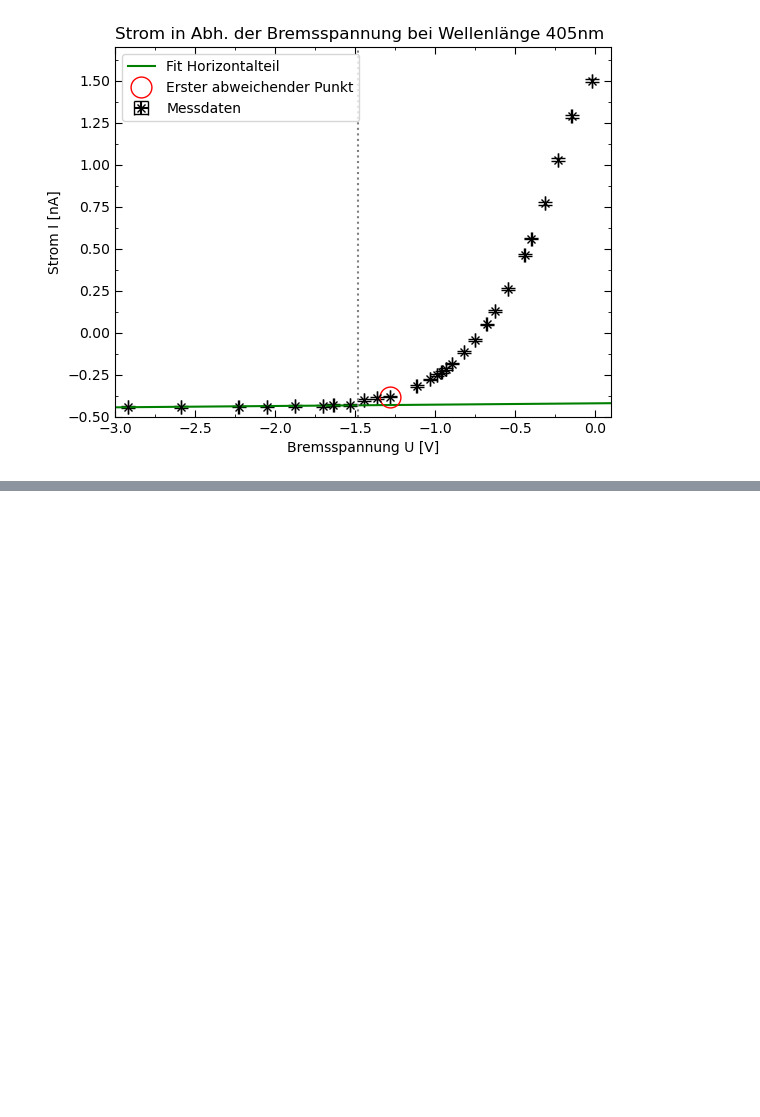
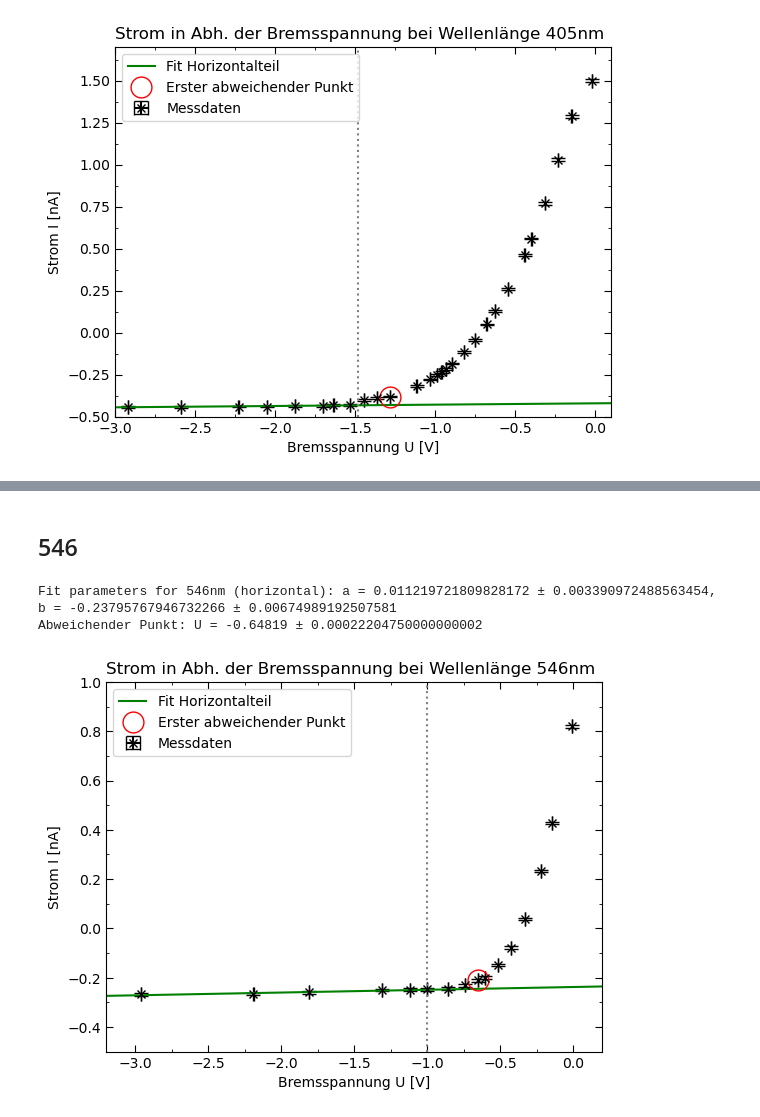
Before and after one commit to Bonsai-Tr33/C-Praktikum, a Jupyter notebook: 45/Evaluation/2.1.ipynb, the cells around one changed output, grey strips where cells are left out. Drawn from its saved outputs; the diff is of its cells as text; code cells hidden in the pictures; blank space fills up the shorter version.

```diff
--- a/45/Evaluation/2.1.ipynb
+++ b/45/Evaluation/2.1.ipynb
@@ -583,0 +635,51 @@ erster Abweichender Punkt: U = -1.2841 ± 0.000381025
+# %% [markdown]
+## 546
+# %%
+# set fit range
+AP546 = 7
+maskH = U546[:, 0] <= -1
+U546H = U546[maskH]
+I546H = I546[maskH]
+
+fit_range = np.linspace(-5, 5, 100)
+
+# Fitting
+params546H, cov546H = opt.curve_fit(lin, [x[0] for x in U546H], [x[0] for x in I546H], sigma=[x[1] for x in I546H], absolute_sigma=True)
+errors546H = np.sqrt(np.diag(cov546H))
+print(f'Fit parameters for 546nm (horizontal): a = {params546H[0]} ± {errors546H[0]}, b = {params546H[1]} ± {errors546H[1]}')
+
+print(f'Abweichender Punkt: U = {U546[AP546][0]} ± {U546[AP546][1]}')
+
+
+# plotting
+plt.errorbar([x[0] for x in U546], [x[0] for x in I546],xerr=[x[1] for x in U546], yerr=[x[1] for x in I546 ], capsize=5, label='Messdaten', color='black', marker='x', linestyle='None') # plot with error bars
+plt.plot(fit_range, lin(fit_range, params546H[0], params546H[1]), label='Fit Horizontalteil', color='green') # plot fit line
+plt.axvline(x=-1, color='grey', linestyle=':')
+plt.plot(U546[AP546][0], I546[AP546][0], 'o', markersize=15, markerfacecolor='none', markeredgecolor='red', markeredgewidth=1, label='Erster abweichender Punkt')
+
+
+plt.xlabel('Bremsspannung U [V]')
+plt.ylabel('Strom I [nA]')
+plt.title('Strom in Abh. der Bremsspannung bei Wellenlänge 546nm', loc='left')
+plt.legend()
+
+# locating and arranging ticks
+plt.gca().yaxis.set_minor_locator(AutoMinorLocator(2))
+plt.gca().xaxis.set_minor_locator(AutoMinorLocator(2))
+# plt.xticks(np.arange(800000, 3000100, 200000))
+# plt.yticks(np.arange(8, 30, 1))
+plt.tick_params(axis='both', which='minor', direction='in', right=True, top=True)
+plt.tick_params(axis='both', which='major', direction='in', right=True, top=True, length=5)
+
+# limiting and setting plot layout
+plt.ylim(-0.5, 1)
+plt.xlim(-3.2, 0.2)
+# plt.tight_layout()
+
+# plot location
+plt.savefig(img_path / 'Planck546.png')
+plt.show() # shows plot every run of the code, used for debugging
+# %% [output]
+Fit parameters for 546nm (horizontal): a = 0.011219721809828172 ± 0.003390972488563454, b = -0.23795767946732266 ± 0.00674989192507581
+Abweichender Punkt: U = -0.64819 ± 0.00022204750000000002
+[figure, added]
```
Also changed, not shown: parts of 7 cells of this notebook, 10 other files.
